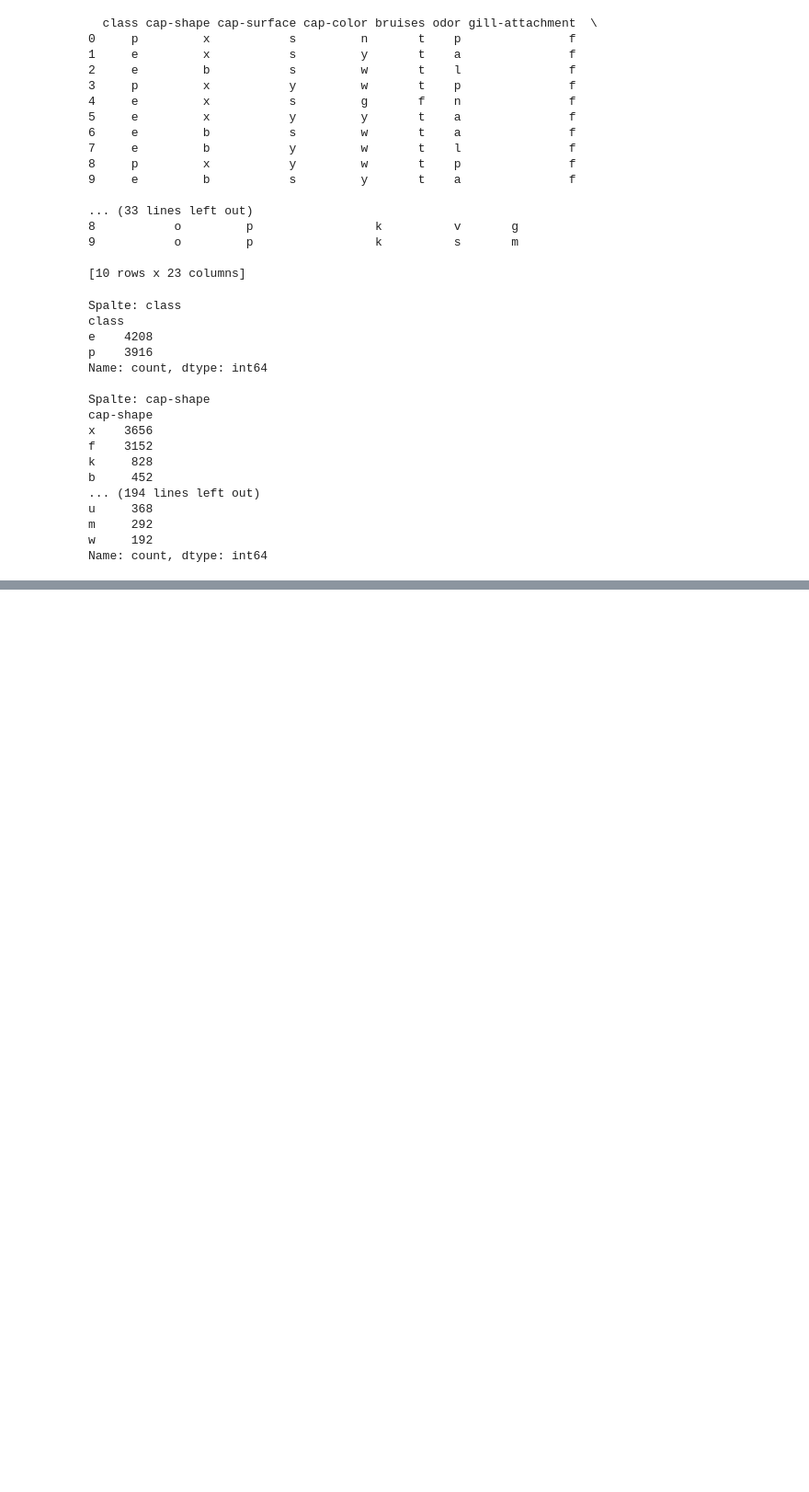
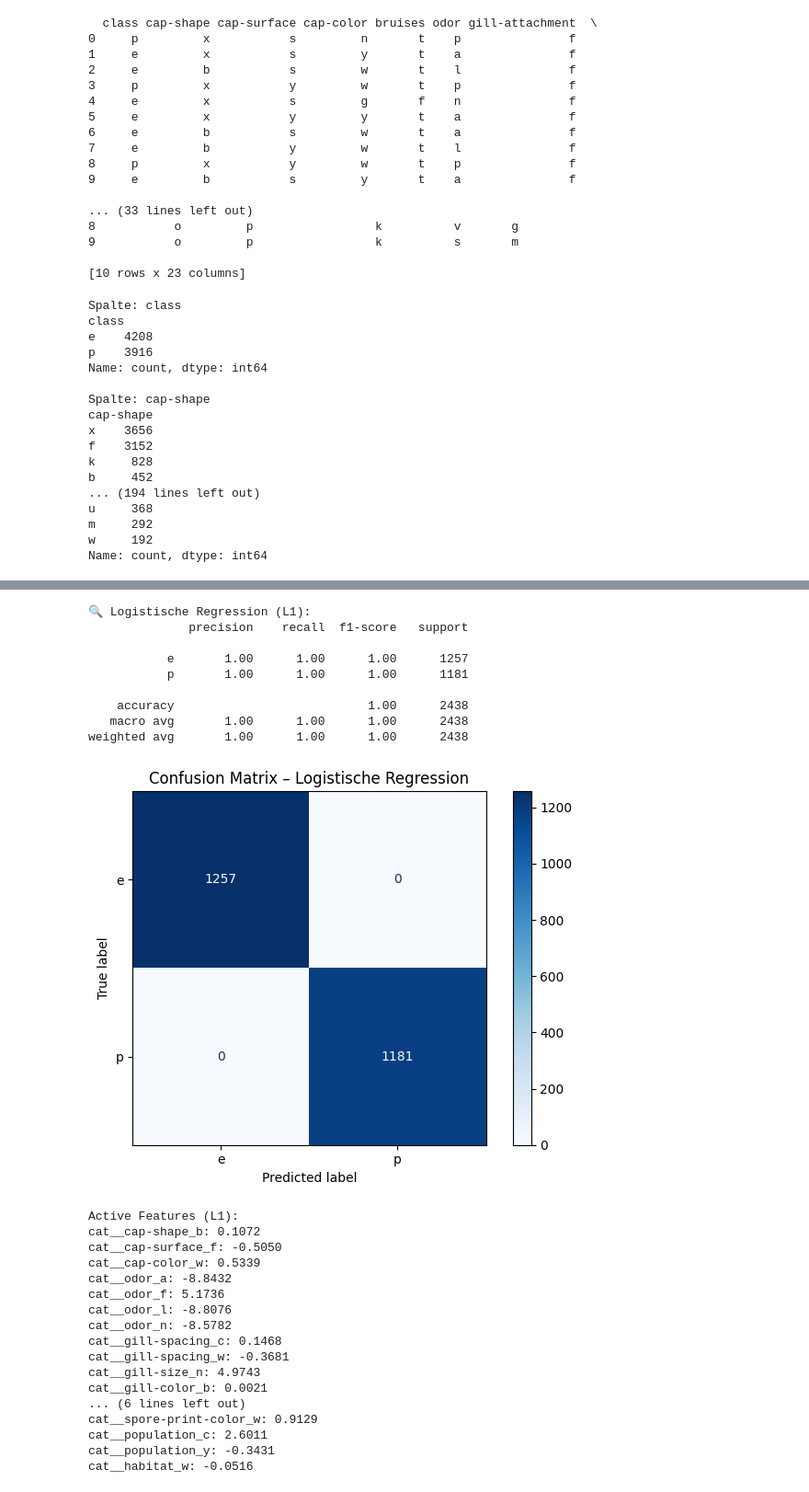
Before and after one commit to metropolisjenensis/Probabilistic-Machine-Learning_lecture-PROJECTS, a Jupyter notebook: projects/09-2KTXXXX_mushroom_classification/Mushroom_Classification.ipynb, the cells around one changed output, grey strips where cells are left out. Shown at 92% size. Drawn from its saved outputs; the diff is of its cells as text; code cells hidden in the pictures; blank space fills up the shorter version.

```diff
--- a/projects/09-2KTXXXX_mushroom_classification/Mushroom_Classification.ipynb
+++ b/projects/09-2KTXXXX_mushroom_classification/Mushroom_Classification.ipynb
@@ -52,0 +159,57 @@ Name: count, dtype: int64
+# %%
+logreg_pipeline = Pipeline([
+    ('encoder', ohe_encoder),
+    ('clf', LogisticRegression(penalty='l1',solver='liblinear',C=1,max_iter=1000))
+])
+
+logreg_pipeline.fit(X_train, y_train)
+y_pred_logreg = logreg_pipeline.predict(X_test)
+y_pred_logreg_labels = label_encoder.inverse_transform(y_pred_logreg)
+
+print("Logistische Regression (L1):")
+print(classification_report(label_encoder.inverse_transform(y_test), y_pred_logreg_labels))
+
+cm = confusion_matrix(label_encoder.inverse_transform(y_test), y_pred_logreg_labels)
+ConfusionMatrixDisplay(cm, display_labels=label_encoder.classes_).plot(cmap="Blues")
+plt.title("Confusion Matrix – Logistic Regression")
+plt.tight_layout()
+plt.show()
+
+# 🔍 active Features
+logreg_model = logreg_pipeline.named_steps['clf']
+logreg_encoder = logreg_pipeline.named_steps['encoder']
+logreg_features = logreg_encoder.get_feature_names_out()
+coeffs = logreg_model.coef_[0]
+
+print("Active Features (L1):")
+for name, coef in zip(logreg_features, coeffs):
+    if coef != 0:
+        print(f"{name}: {coef:.4f}")
+# %% [output]
+🔍 Logistische Regression (L1):
+              precision    recall  f1-score   support
+
+           e       1.00      1.00      1.00      1257
+           p       1.00      1.00      1.00      1181
+
+    accuracy                           1.00      2438
+   macro avg       1.00      1.00      1.00      2438
+weighted avg       1.00      1.00      1.00      2438
+[figure, added]
+Active Features (L1):
+cat__cap-shape_b: 0.1072
+cat__cap-surface_f: -0.5050
+cat__cap-color_w: 0.5339
+cat__odor_a: -8.8432
+cat__odor_f: 5.1736
+cat__odor_l: -8.8076
+cat__odor_n: -8.5782
+cat__gill-spacing_c: 0.1468
+cat__gill-spacing_w: -0.3681
+cat__gill-size_n: 4.9743
+cat__gill-color_b: 0.0021
+... (6 lines left out)
+cat__spore-print-color_w: 0.9129
+cat__population_c: 2.6011
+cat__population_y: -0.3431
+cat__habitat_w: -0.0516
```
Also changed, not shown: parts of 2 cells of this notebook.
